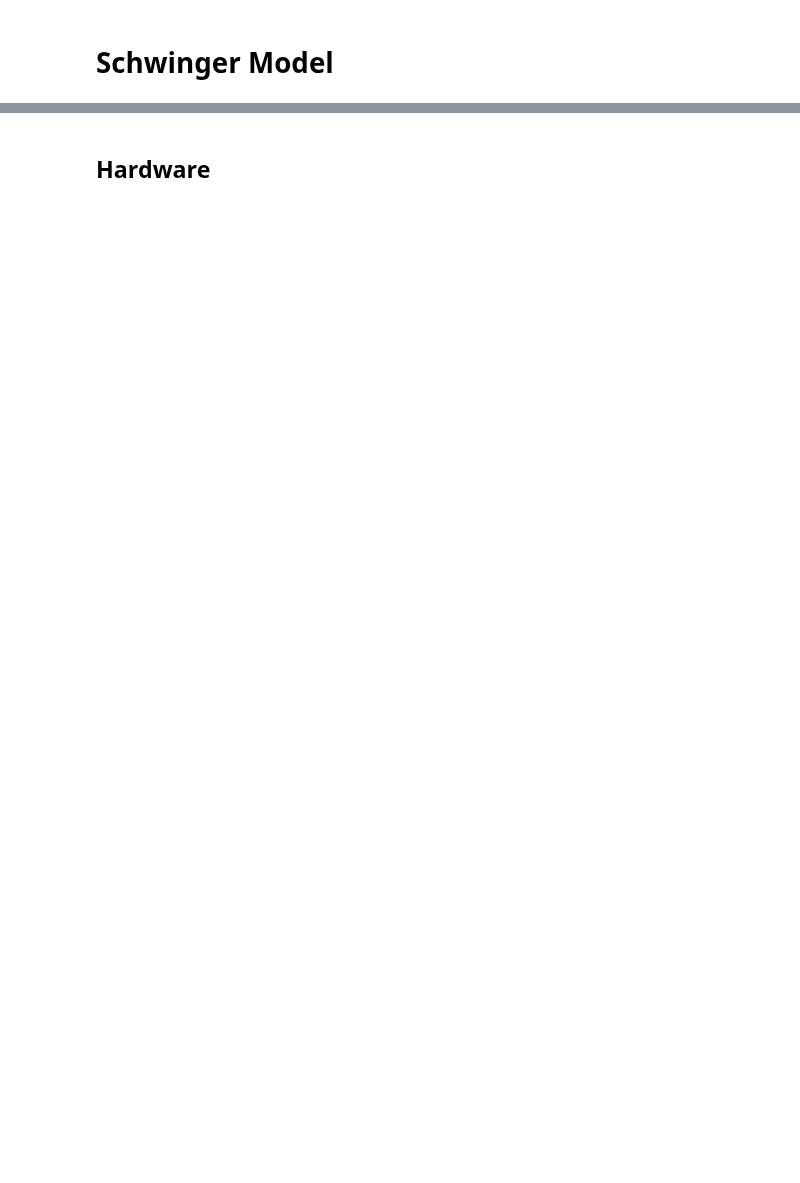
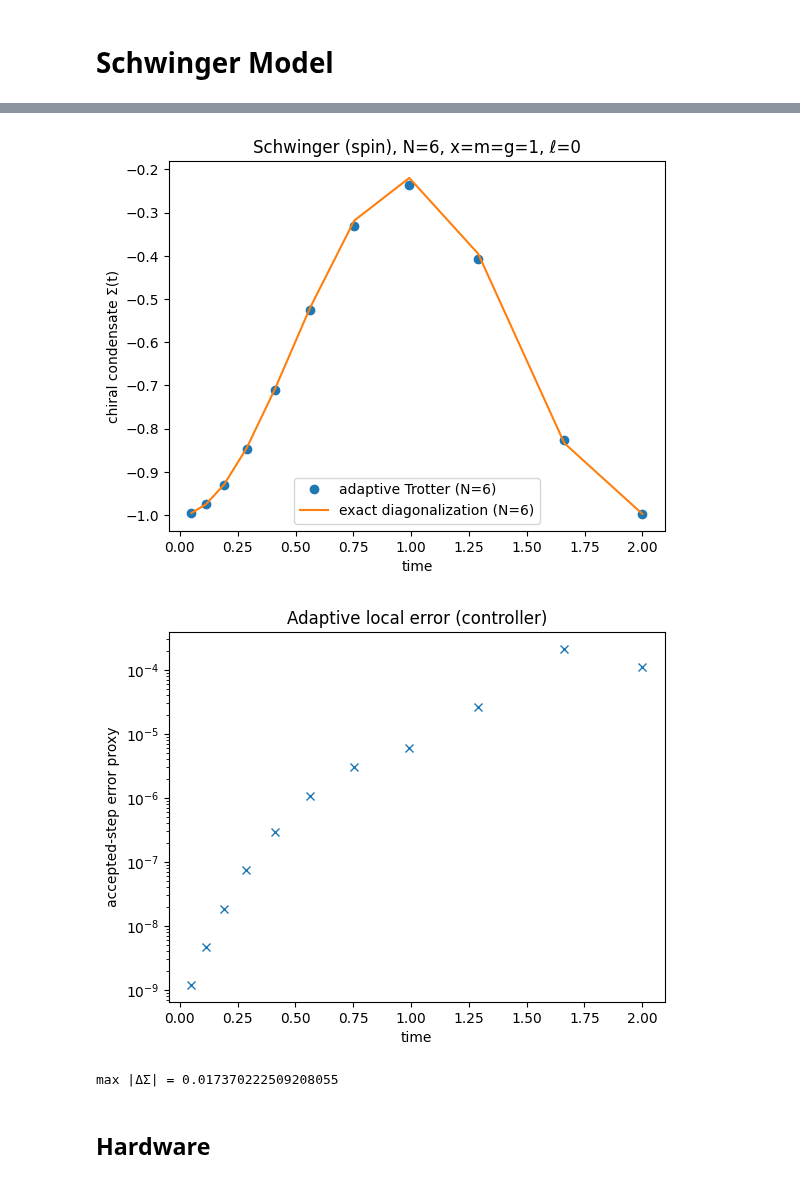
Before and after one commit to cogburner/Quantum-Schwinger, a Jupyter notebook: adaptive_scratch.ipynb, the cells around one changed output, grey strips where cells are left out. Saved outputs shown, nothing was run; the diff lists cells and outputs as text; code cells hidden in the pictures; blank space fills up the shorter version.

```diff
--- a/adaptive_scratch.ipynb
+++ b/adaptive_scratch.ipynb
@@ -364,12 +464,0 @@ def schwinger_spin_hamiltonian(N: int, x: float = 1.0, m: float = 0.0, g: float
-# %%
-# ---------- Chiral condensate operator Σ = (1/N) Σ (-1)^j Z_j ----------
-def chiral_condensate_op(N: int) -> SparsePauliOp:
-    paulis = []
-    coeffs = []
-    #for j in range(N):
-    #    paulis.append(label_single(N, j, 'Z'))
-    #    coeffs.append(((-1.0)**j)/N)
-    #return SparsePauliOp.from_list(list(zip(paulis, coeffs)))
-    return SparsePauliOp.from_list(
-        [(label_single(N, j, 'Z'), -((-1.0)**j)/N) for j in range(N)]
-)
@@ -514,33 +580,42 @@ plt.show()
 # %%
-# --- analytic Σ(t) for N=2, any x,m,g,ell; sign_choice = +1 if you want Σ(0)=+1
-def sigma_analytic_times(times, x=1.0, m=1.0, g=1.0, ell=0.0, sign_choice=+1):
-    b = m + 0.25 * g * g * (2*ell + 1)
-    Omega = np.sqrt(x*x + b*b)
-    return sign_choice * (b*b + x*x * np.cos(2*Omega*times)) / (Omega*Omega)
+# Choose an initial state with Σ(0)=+1 (nice for plotting): |010101>
+N = 2
+x = m = g = 1.0
+ell = 0.0
+T = 2.0
 
-# Example: compare to adaptive simulation
-N=2; x=m=g=1.0; ell=0.0; T=10.0
-psi0 = state_from_sites([0,1])  # choose convention so Σ(0)=+1; or flip sign_choice below
+#psi0 = state_from_sites([0,1,0,1,0,1])   # Néel, Σ(0)=+1
+psi0 = state_from_sites([0,1])   # Néel, Σ(0)=+1
+Sigma = chiral_condensate_op(N)
 
+# Adaptive Trotter (same driver as before)
 schedule, times, errs, condensate, qc, op = adaptive_schwinger_diagnostics(
     N, x, m, g, T, ell=ell,
-    order=2, tol=1e-6, dt_min=1e-4, dt_max=0.05,
-    psi0=psi0, drop_identity=True
+    order=2, tol=2e-4, dt_min=0.5, dt_max=0.5, grow=1.25, shrink=0.5,
+    drop_identity=True, psi0=psi0
 )
 
-#sigma_th = sigma_analytic_times(times, x=x, m=m, g=g, ell=ell, sign_choice=+1)
-sigma_th = -sigma_analytic_times(times, x=x, m=m, g=g, ell=ell, sign_choice=+1)
+# Exact curve at the *same* time stamps
+sigma_ed = sigma_exact_vs_time(op, Sigma, psi0, times)
 
-
+# Plot
+import matplotlib.pyplot as plt
 plt.figure()
-plt.plot(times, condensate, marker='o', linestyle='none', label='adaptive sim')
-plt.plot(times, sigma_th, label='analytic (N=2)')
+plt.plot(times, condensate, 'o', label='adaptive Trotter (N=6)')
+plt.plot(times, sigma_ed, '-',  label='exact diagonalization (N=6)')
 plt.xlabel("time"); plt.ylabel("chiral condensate Σ(t)")
-plt.title("Schwinger (spin), N=2 — nonzero g")
+plt.title("Schwinger (spin), N=6, x=m=g=1, ℓ=0")
 plt.legend()
 
 plt.figure()
-plt.plot(times, errs, marker='x')
-plt.yscale("log"); plt.xlabel("time"); plt.ylabel("local error proxy")
-plt.title("Accepted-step local error")
+plt.plot(times, errs, 'x')
+plt.yscale("log")
+plt.xlabel("time"); plt.ylabel("accepted-step error proxy")
+plt.title("Adaptive local error (controller)")
 plt.show()
+
+print("max |ΔΣ| =", np.max(np.abs(condensate - sigma_ed)))
+# %% [output]
+[figure, added]
+[figure, added]
+max |ΔΣ| = 0.017370222509208055
```
Also changed, not shown: parts of 42 cells of this notebook.
